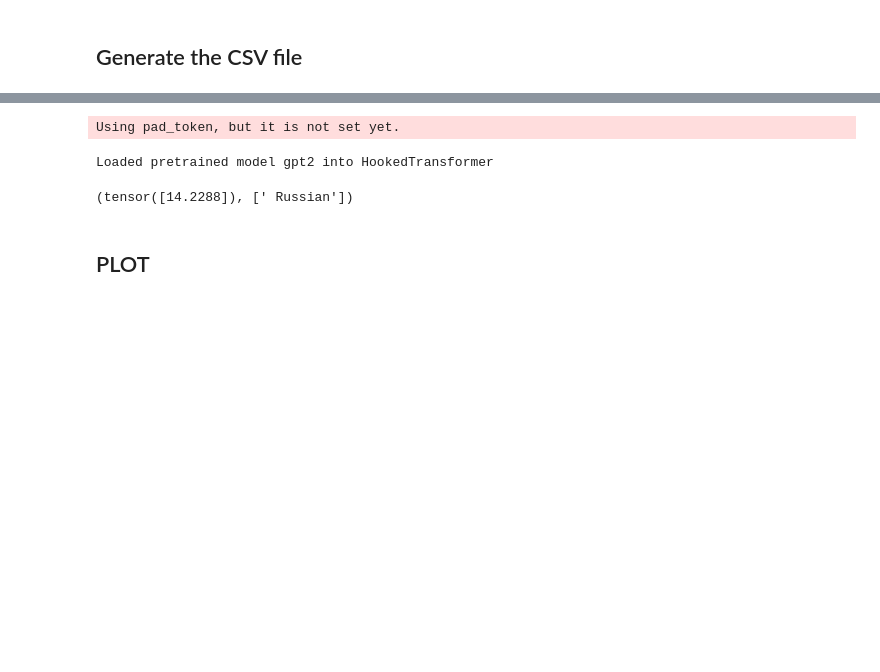
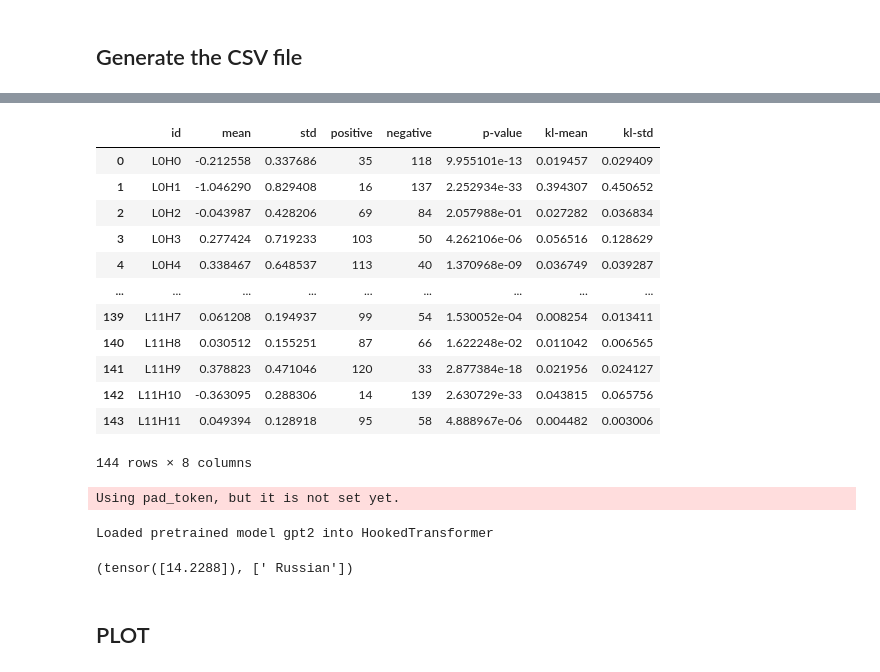
Before and after one commit to francescortu/comp-mech, a Jupyter notebook: notebooks/plot.ipynb, the cells around one changed output, grey strips where cells are left out. Saved outputs shown, nothing was run; the diff lists cells and outputs as text; code cells hidden in the pictures; blank space fills up the shorter version.

```diff
--- a/notebooks/plot.ipynb
+++ b/notebooks/plot.ipynb
@@ -55,3 +51,24 @@ result.process_neg_component_out_by_pos("attn_out_by_pos")
+# %%
+result.process_data("mem", "mlp_out")
+result.process_data("mem", "attn_out_by_pos")
+result.process_data("mem", "attn_head_out")
+result.process_data("cp", "mlp_out")
+result.process_data("cp", "attn_out_by_pos")
+result.process_data("cp", "attn_head_out")
+# %% [output]
+|  | id | mean | std | positive | negative | p-value | kl-mean | kl-std |
+| 0 | L0H0 | -0.212558 | 0.337686 | 35 | 118 | 9.955101e-13 | 0.019457 | 0.029409 |
+| 1 | L0H1 | -1.046290 | 0.829408 | 16 | 137 | 2.252934e-33 | 0.394307 | 0.450652 |
+| 2 | L0H2 | -0.043987 | 0.428206 | 69 | 84 | 2.057988e-01 | 0.027282 | 0.036834 |
+| 3 | L0H3 | 0.277424 | 0.719233 | 103 | 50 | 4.262106e-06 | 0.056516 | 0.128629 |
+| 4 | L0H4 | 0.338467 | 0.648537 | 113 | 40 | 1.370968e-09 | 0.036749 | 0.039287 |
+| ... | ... | ... | ... | ... | ... | ... | ... | ... |
+| 139 | L11H7 | 0.061208 | 0.194937 | 99 | 54 | 1.530052e-04 | 0.008254 | 0.013411 |
+| 140 | L11H8 | 0.030512 | 0.155251 | 87 | 66 | 1.622248e-02 | 0.011042 | 0.006565 |
+| 141 | L11H9 | 0.378823 | 0.471046 | 120 | 33 | 2.877384e-18 | 0.021956 | 0.024127 |
+| 142 | L11H10 | -0.363095 | 0.288306 | 14 | 139 | 2.630729e-33 | 0.043815 | 0.065756 |
+| 143 | L11H11 | 0.049394 | 0.128918 | 95 | 58 | 4.888967e-06 | 0.004482 | 0.003006 |
+144 rows × 8 columns
 # %%
 model = WrapHookedTransformer.from_pretrained("gpt2")
 # result.compute_correlation_pos(model, "attn_head_out")
```
Also changed, not shown: parts of 10 cells of this notebook, 1 other file.
